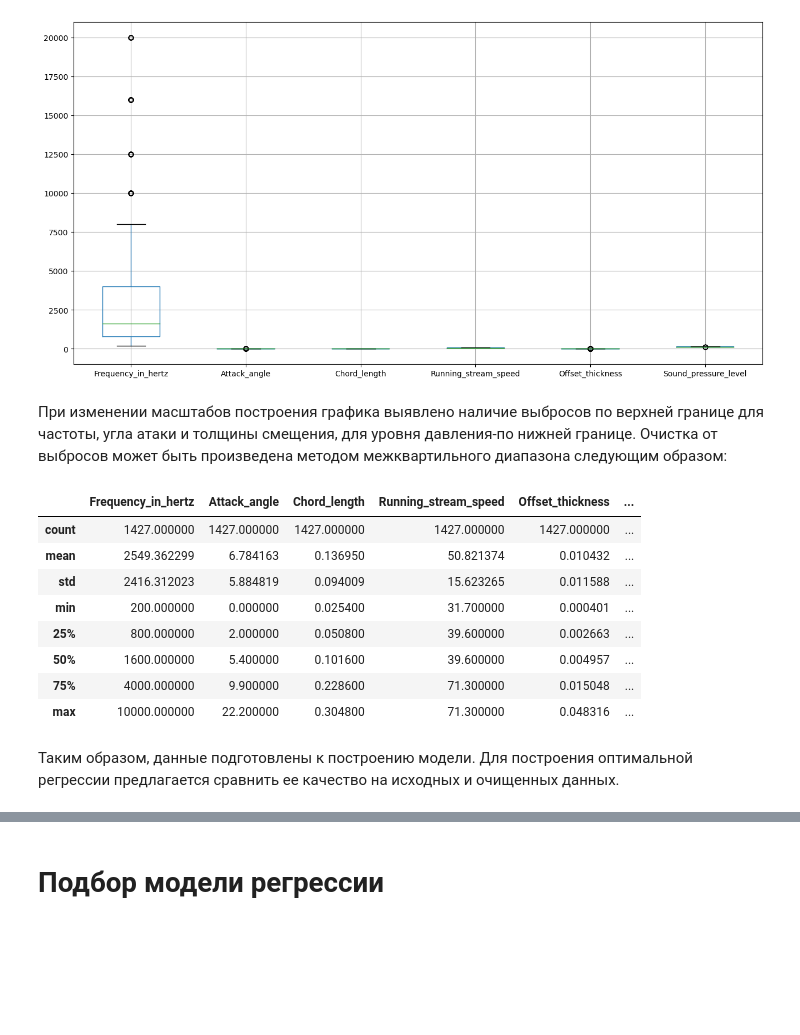
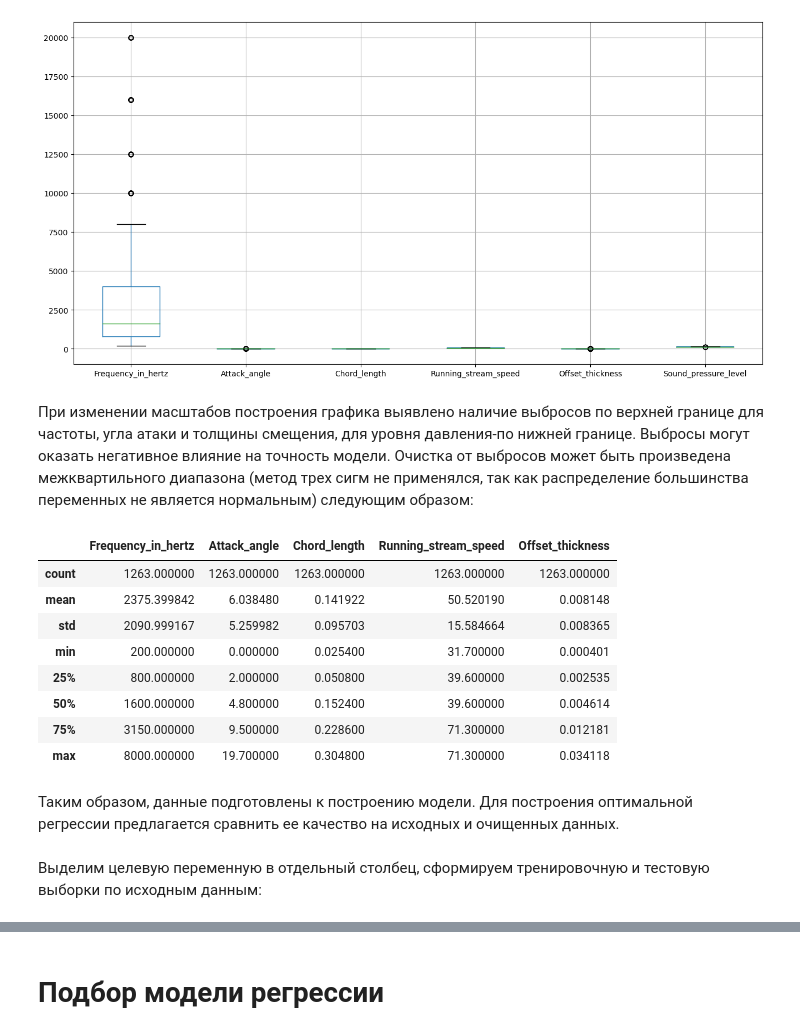
Before and after one commit to AnnLsnv/Python, a Jupyter notebook: regression_noise.ipynb, the cells around one changed output, grey strips where cells are left out. Drawn from its saved outputs; the diff is of its cells as text; code cells hidden in the pictures; blank space fills up the shorter version.

```diff
--- a/Lesunova_regression19.ipynb
+++ b/regression_noise.ipynb
@@ -205,4 +204,4 @@ df.boxplot(figsize=(16,8))
 <Axes: >
 [figure]
 # %% [markdown]
-При изменении масштабов построения графика выявлено наличие выбросов по верхней границе для частоты, угла атаки и толщины смещения, для уровня давления-по нижней границе. Очистка от выбросов может быть произведена методом межквартильного диапазона следующим образом:
+При изменении масштабов построения графика выявлено наличие выбросов по верхней границе для частоты, угла атаки и толщины смещения, для уровня давления-по нижней границе. Выбросы могут оказать негативное влияние на точность модели. Очистка от выбросов может быть произведена межквартильного диапазона (метод трех сигм не применялся, так как распределение большинства переменных не является нормальным) следующим образом:
@@ -215,21 +208,24 @@ df.boxplot(figsize=(16,8))
 # %%
-z = np.abs(stats.zscore(df))
+Q1 = df.quantile(q=0.25)
+Q3 = df.quantile(q=0.75)
+IQR=Q3-Q1
 df2 = df.copy(deep=True)
-df_clean2 = df2[(z<3).all(axis=1)]
+df_clean2 = df2[~((df2 < (Q1-1.5*IQR)) | (df2 > (Q3+1.5*IQR))).any(axis=1)]
+df_clean2.describe()
+# %% [output]
+|  | Frequency_in_hertz | Attack_angle | Chord_length | Running_stream_speed | Offset_thickness |
+| count | 1263.000000 | 1263.000000 | 1263.000000 | 1263.000000 | 1263.000000 |
+| mean | 2375.399842 | 6.038480 | 0.141922 | 50.520190 | 0.008148 |
+| std | 2090.999167 | 5.259982 | 0.095703 | 15.584664 | 0.008365 |
+| min | 200.000000 | 0.000000 | 0.025400 | 31.700000 | 0.000401 |
+| 25% | 800.000000 | 2.000000 | 0.050800 | 39.600000 | 0.002535 |
+| 50% | 1600.000000 | 4.800000 | 0.152400 | 39.600000 | 0.004614 |
+| 75% | 3150.000000 | 9.500000 | 0.228600 | 71.300000 | 0.012181 |
+| max | 8000.000000 | 19.700000 | 0.304800 | 71.300000 | 0.034118 |
-# %%
-df_clean2.describe()
-# %% [output]
-|  | Frequency_in_hertz | Attack_angle | Chord_length | Running_stream_speed | Offset_thickness | ... |
-| count | 1427.000000 | 1427.000000 | 1427.000000 | 1427.000000 | 1427.000000 | ... |
-| mean | 2549.362299 | 6.784163 | 0.136950 | 50.821374 | 0.010432 | ... |
-| std | 2416.312023 | 5.884819 | 0.094009 | 15.623265 | 0.011588 | ... |
-| min | 200.000000 | 0.000000 | 0.025400 | 31.700000 | 0.000401 | ... |
-| 25% | 800.000000 | 2.000000 | 0.050800 | 39.600000 | 0.002663 | ... |
-| 50% | 1600.000000 | 5.400000 | 0.101600 | 39.600000 | 0.004957 | ... |
-| 75% | 4000.000000 | 9.900000 | 0.228600 | 71.300000 | 0.015048 | ... |
-| max | 10000.000000 | 22.200000 | 0.304800 | 71.300000 | 0.048316 | ... |
 # %% [markdown]
 Таким образом, данные подготовлены к построению модели. Для построения оптимальной регрессии предлагается сравнить ее качество на исходных и очищенных данных.
+# %% [markdown]
+Выделим целевую переменную в отдельный столбец, сформируем тренировочную и тестовую выборки по исходным данным:
 # %%
 y = df.pop('Sound_pressure_level')
 X = df
```
Also changed, not shown: parts of 69 cells of this notebook.
